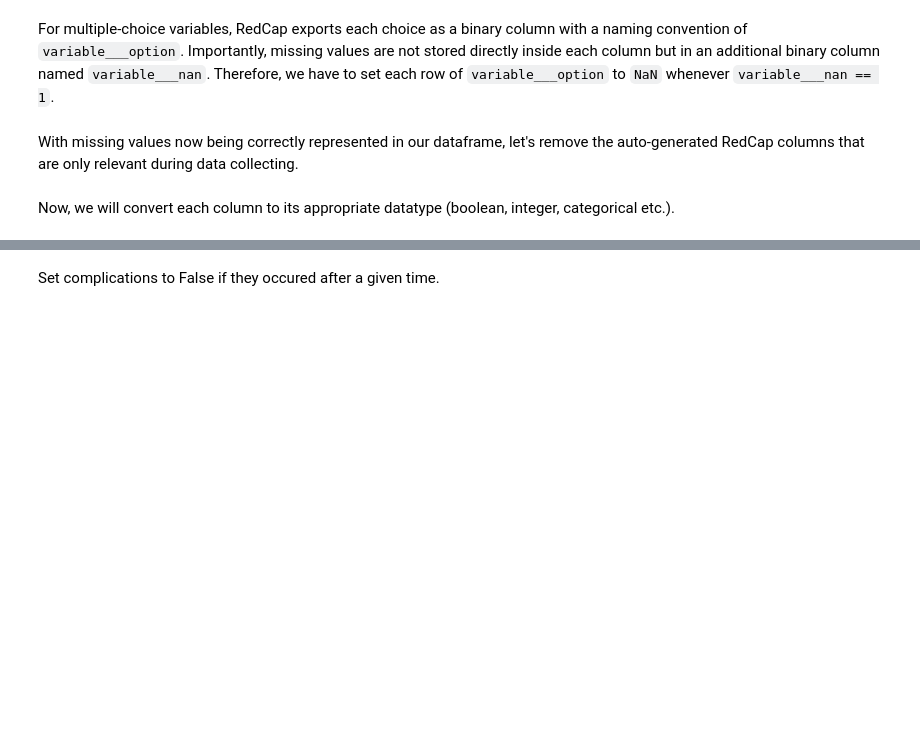
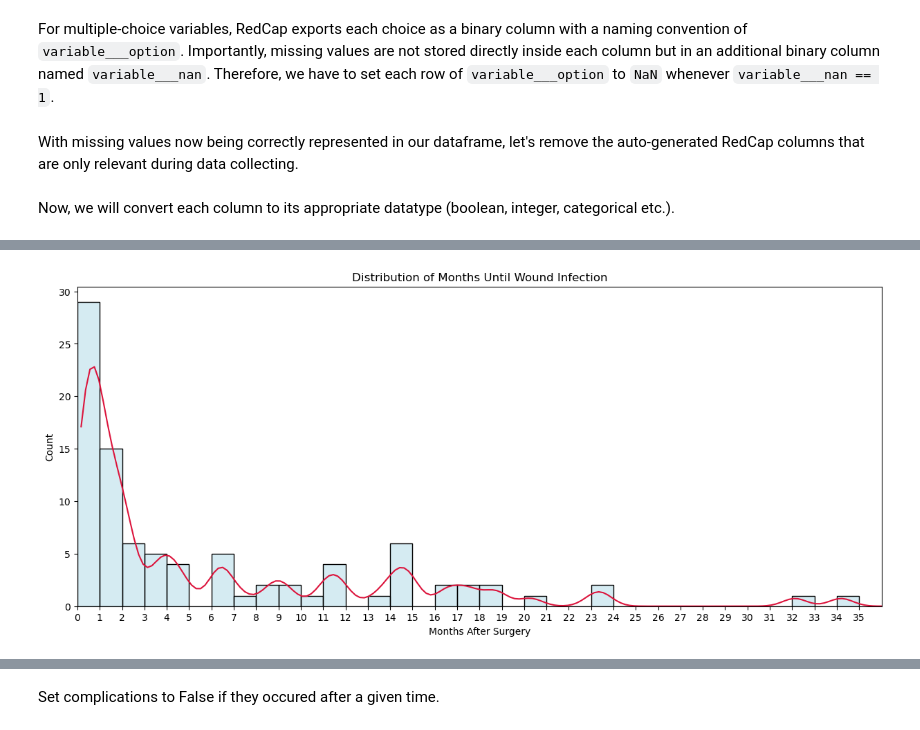
Before and after one commit to philipp-lampert/mymandible, a Jupyter notebook: data_science/01_data_preparation.ipynb, the cells around one changed output, grey strips where cells are left out. Drawn from its saved outputs; the diff is of its cells as text; code cells hidden in the pictures; blank space fills up the shorter version.

```diff
--- a/data_science/01_data_preparation.ipynb
+++ b/data_science/01_data_preparation.ipynb
@@ -82,0 +157,4 @@ for column in df.columns:
+# %%
+plot_outcome_distribution('Wound Infection', 'days_to_wound_infection', 0.15)
+# %% [output]
+[figure, added]
```
Also changed, not shown: parts of 20 cells of this notebook, 15 other files.
